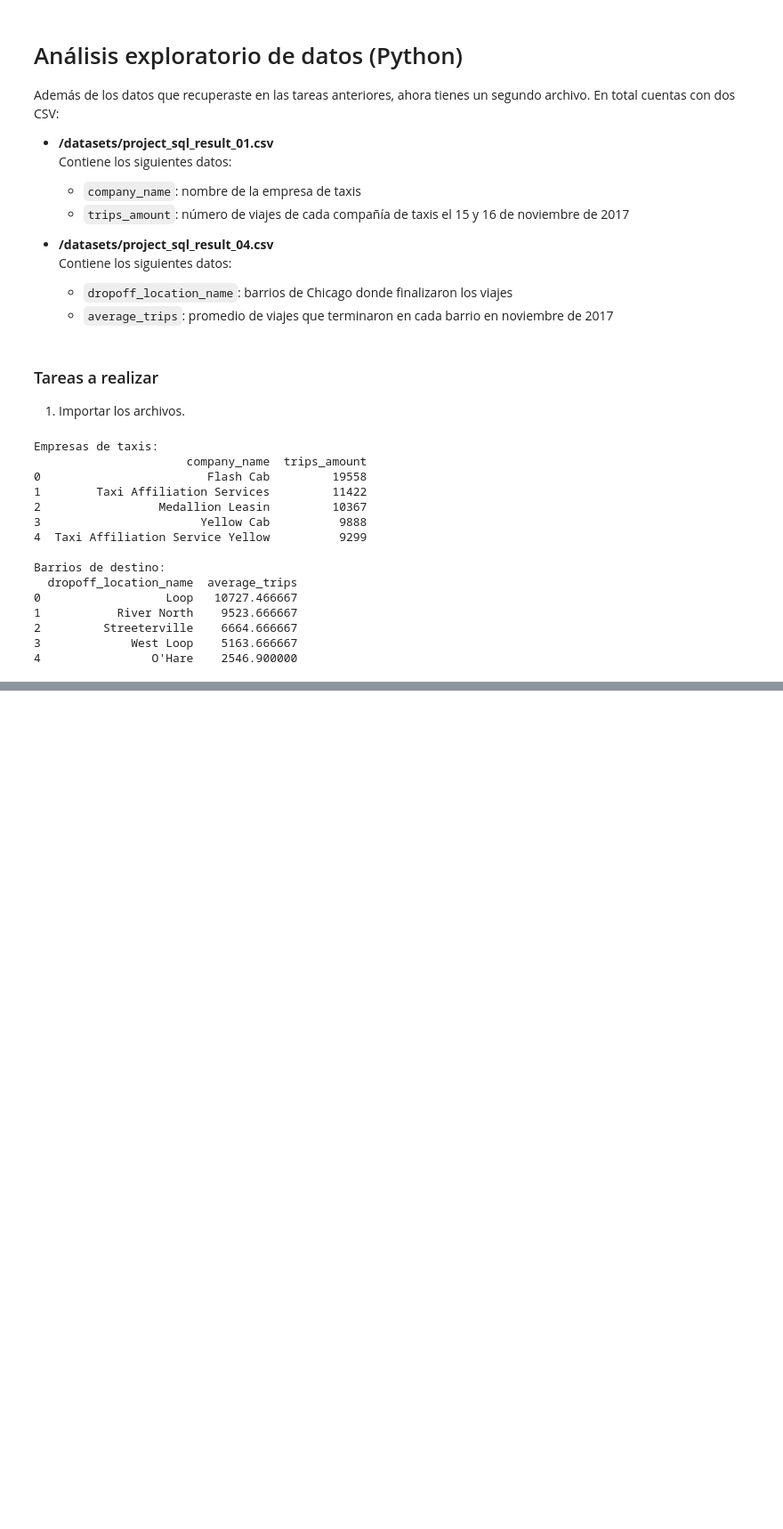
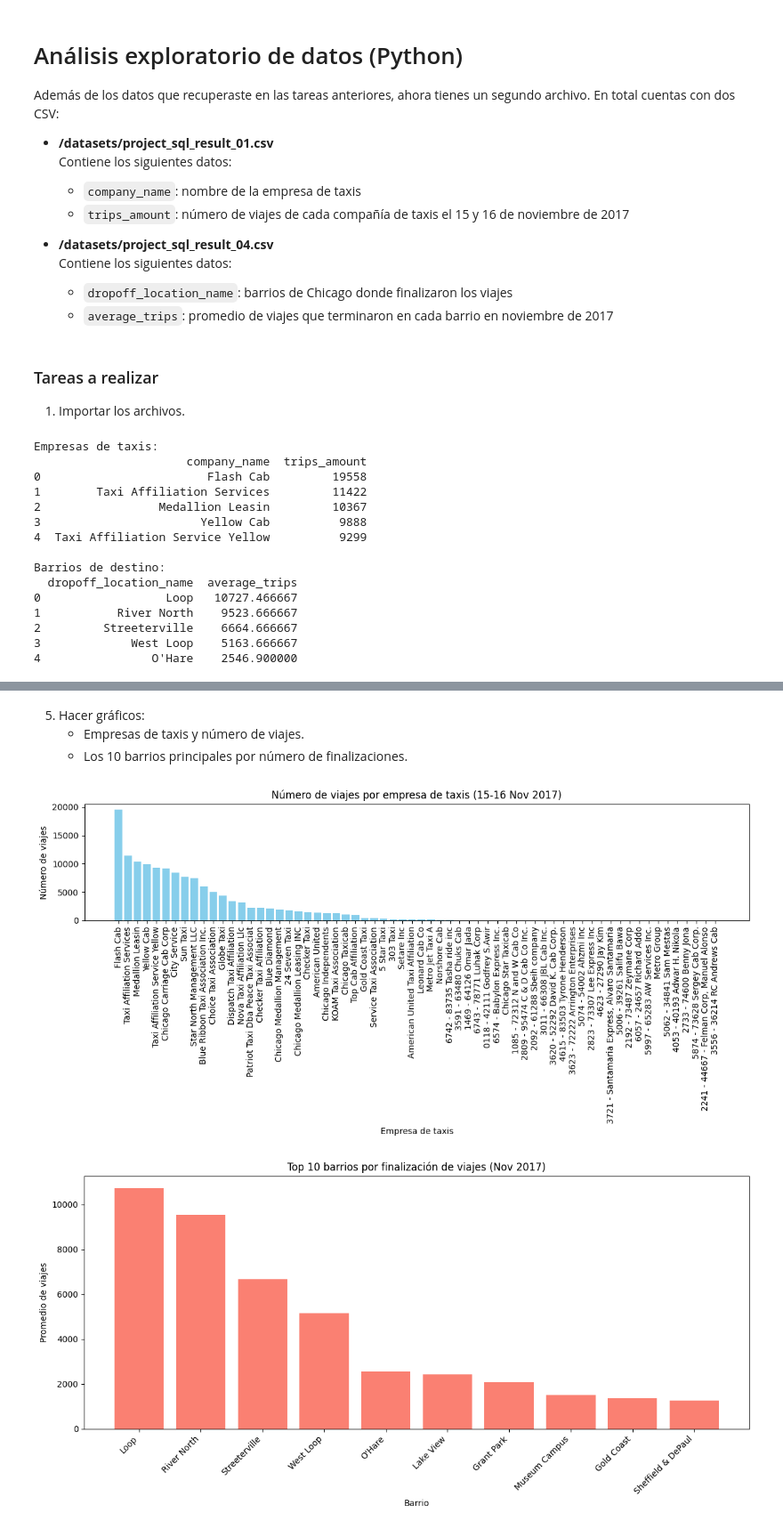
Before and after one commit to Jorge-GraVaz/Proyecto-Sprint-8, a Jupyter notebook: Zuber Analisis.ipynb, the cells around one changed output, grey strips where cells are left out. Shown: that part at 89% size. Saved outputs shown, nothing was run; the diff lists cells and outputs as text; code cells hidden in the pictures; blank space fills up the shorter version.

```diff
--- a/Zuber Analisis.ipynb
+++ b/Zuber Analisis.ipynb
@@ -221,0 +289,9 @@ Barrios de destino:
+# %%
+# Ordenar los barrios por promedio de viajes en orden descendente
+top10_neighborhoods = df_neighborhoods.sort_values(
+    by='average_trips', ascending=False
+).head(10)
+
+# Mostrar resultado
+print("Top 10 barrios por finalización de viajes:\n")
+print(top10_neighborhoods)
@@ -221,0 +312,27 @@ Barrios de destino:
+# %% [markdown]
+5. Hacer gráficos:
+   - Empresas de taxis y número de viajes.
+   - Los 10 barrios principales por número de finalizaciones.
+# %%
+# --- Gráfico 1: Empresas de taxis y número de viajes ---
+plt.figure(figsize=(12,6))
+plt.bar(df_companies['company_name'], df_companies['trips_amount'], color='skyblue')
+plt.xticks(rotation=90)
+plt.title('Número de viajes por empresa de taxis (15-16 Nov 2017)')
+plt.xlabel('Empresa de taxis')
+plt.ylabel('Número de viajes')
+plt.tight_layout()
+plt.show()
+
+# --- Gráfico 2: Top 10 barrios por finalización de viajes ---
+plt.figure(figsize=(12,6))
+plt.bar(top10_neighborhoods['dropoff_location_name'], top10_neighborhoods['average_trips'], color='salmon')
+plt.xticks(rotation=45, ha='right')
+plt.title('Top 10 barrios por finalización de viajes (Nov 2017)')
+plt.xlabel('Barrio')
+plt.ylabel('Promedio de viajes')
+plt.tight_layout()
+plt.show()
+# %% [output]
+[figure, added]
+[figure, added]
```
Also changed, not shown: parts of 7 cells of this notebook.
